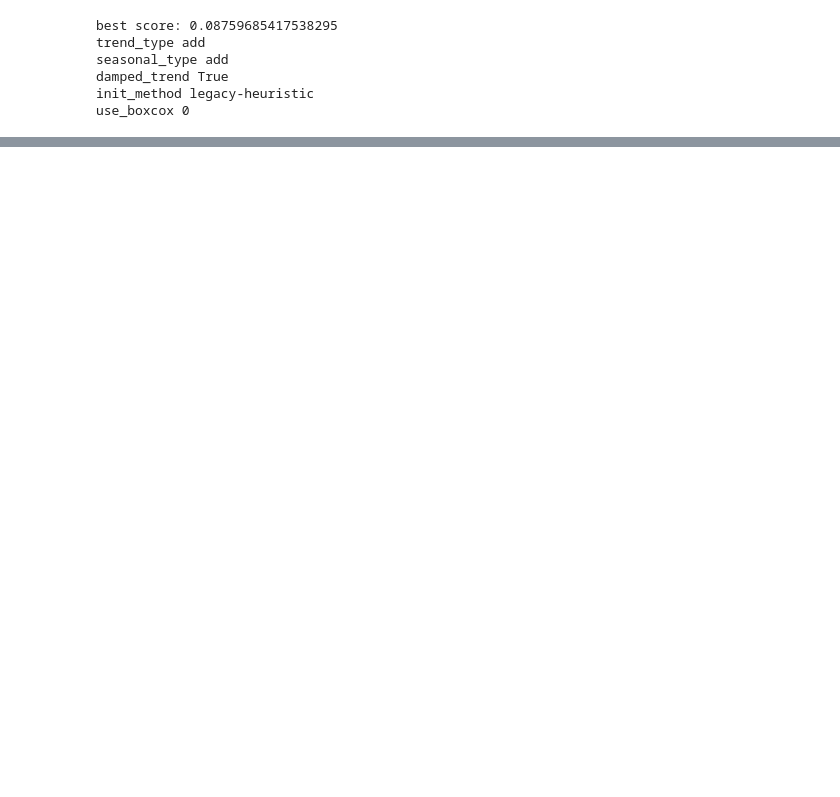
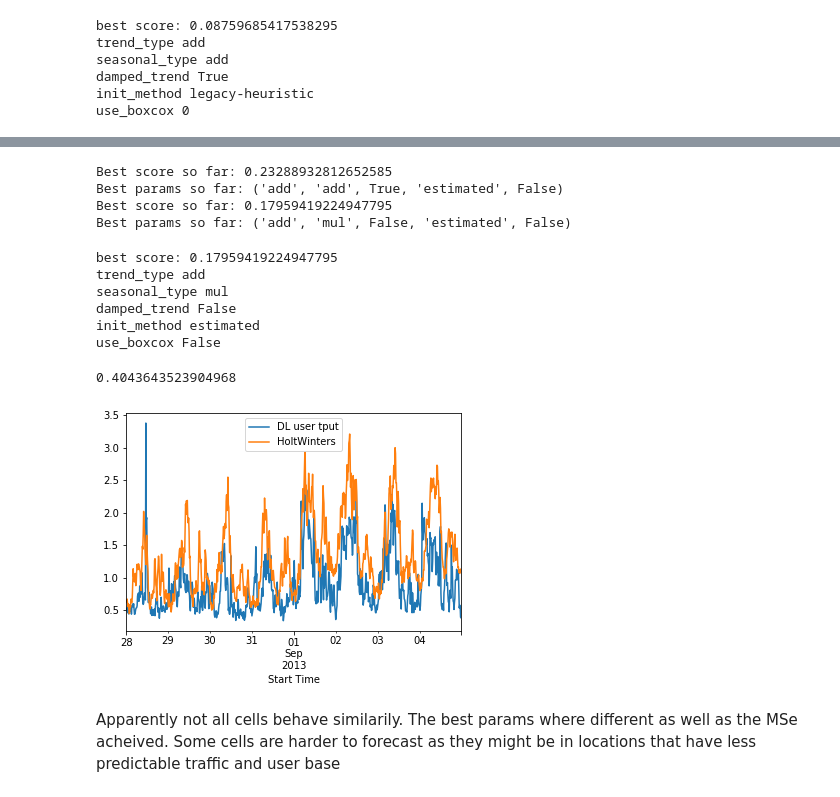
Before and after one commit to athalji/Timeseries_Forecasting_AWS, a Jupyter notebook: ETS_forecasting_methods.ipynb, the cells around one changed output, grey strips where cells are left out. Saved outputs shown, nothing was run; the diff lists cells and outputs as text; code cells hidden in the pictures; blank space fills up the shorter version.

```diff
--- a/ETS_forecasting_methods.ipynb
+++ b/ETS_forecasting_methods.ipynb
@@ -350,0 +389,7 @@ use_boxcox 0
+# %%
+df_filter=df[df['Cell']=='Local cell identity=2, Cell Name=eNB_3525-2']
+
+df_filter=df_filter.drop('Cell',axis=1)
+
+df_filter.index.freq='15T'
+df_filter.index
@@ -350,0 +409,51 @@ use_boxcox 0
+# %%
+best_score=float('inf')
+best_options=None
+
+#itertools used to input the tuple of parameters to the walk-forward function.
+
+for x in itertools.product(*tupe_of_option_lists):
+    score=walkforward(*x)
+
+    #Best score is updated based on the mean MSE returned from walkforward function as well as the best params
+    if score < best_score:
+        print("Best score so far:",score)
+        best_score=score
+        best_options=x
+        print("Best params so far:",best_options)
+# %% [output]
+Best score so far: 0.23288932812652585
+Best params so far: ('add', 'add', True, 'estimated', False)
+Best score so far: 0.17959419224947795
+Best params so far: ('add', 'mul', False, 'estimated', False)
+# %%
+print("best score:",best_score)
+
+trend_type,seasonal_type,damped_trend,init_method,use_boxcox=best_options
+print("trend_type",trend_type)
+print("seasonal_type",seasonal_type)
+print("damped_trend",damped_trend)
+print("init_method",init_method)
+print("use_boxcox",use_boxcox)
+# %% [output]
+best score: 0.17959419224947795
+trend_type add
+seasonal_type mul
+damped_trend False
+init_method estimated
+use_boxcox False
+# %%
+HW=ExponentialSmoothing((train['DL user tput']),initialization_method='estimated',damped_trend=False,trend='add',seasonal='mul',use_boxcox=False,seasonal_periods=96)
+res_hw=HW.fit()
+
+df_filter.loc[train_idx,'HoltWinters']=(res_hw.fittedvalues)
+df_filter.loc[test_idx,'HoltWinters']=(res_hw.forecast(Ntest))
+df_filter[['DL user tput','HoltWinters']].plot()
+
+test['HW']=(res_hw.forecast(Ntest))
+np.sqrt(mean_squared_error(test['DL user tput'],test['HW']))
+# %% [output]
+0.4043643523904968
+[figure, added]
+# %% [markdown]
+Apparently not all cells behave similarily. The best params where different as well as the MSe acheived. Some cells are harder to forecast as they might be in locations that have less predictable traffic and user base
```
Also changed, not shown: parts of 15 cells of this notebook.
